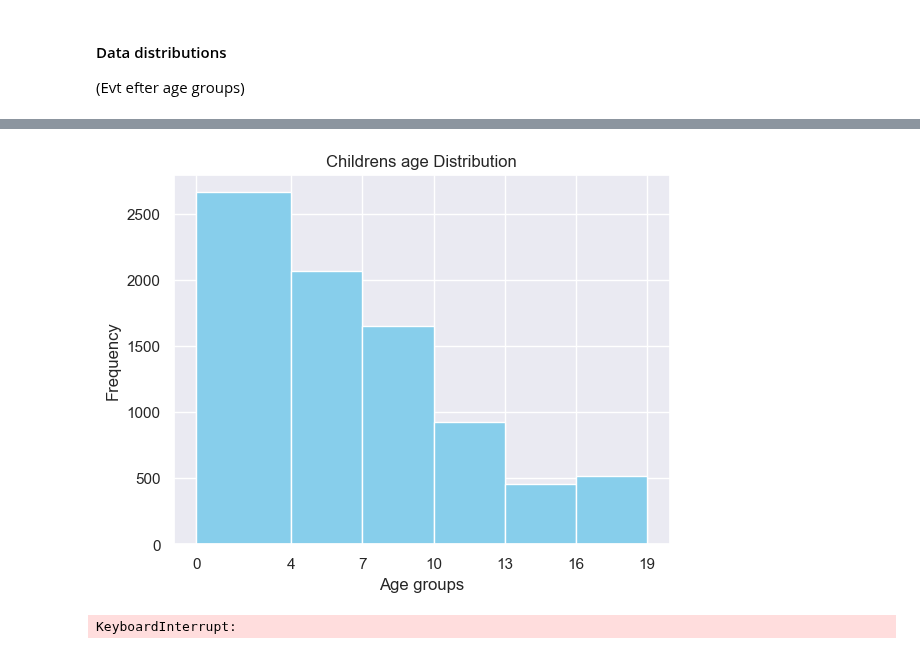
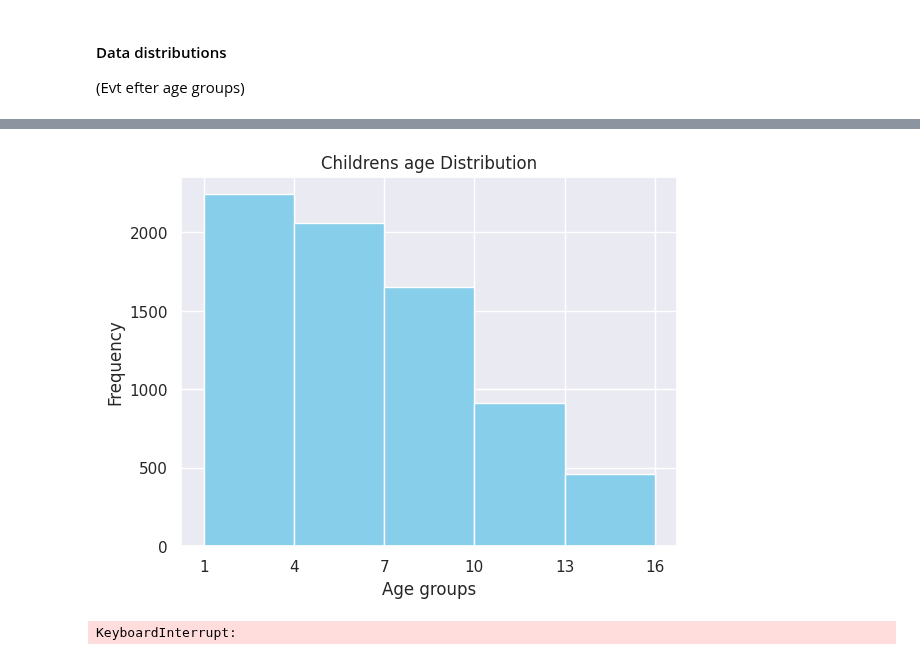
Before and after one commit to Kat-Gabi/Master_Thesis, a Jupyter notebook: notebooks/loadings/data_loading_ylfw_updated.ipynb, the cells around one changed output, grey strips where cells are left out. Cells and saved outputs as stored; diff of their text form; code cells hidden in the pictures.

```diff
--- a/notebooks/loadings/data_loading_ylfw_updated.ipynb
+++ b/notebooks/loadings/data_loading_ylfw_updated.ipynb
@@ -120,6 +113,12 @@ dtype: int64
 | 2 | Asian_238_1 | 3.0 | Asian |
 | 3 | Caucasian_1110_17 | 4.0 | Caucasian |
 | 4 | Caucasian_364_12 | 2.0 | Caucasian |
+# %%
+# combine
+mated_children_image_info = pd.read_csv('../../data/image_info_csvs/mated_children_image_info.csv')
+nonmated_children_image_info = pd.read_csv('../../data/image_info_csvs/nonmated_children_image_info.csv')
+
+final_df = pd.concat([mated_children_image_info,nonmated_children_image_info])
 # %%
 #duplicates?
 final_df["image_name"].duplicated().sum()
@@ -166,8 +163,13 @@ len of final df 9229
 final_df['Age'] = final_df['Age'].astype(int)
 
 # Define the age groups and corresponding labels
-age_bins = [0, 4, 7, 10, 13, 16, 19]  # adding one more bin for 16-18
-age_labels = ['0-3', '4-6', '7-9', '10-12', '13-15', '16-18']
+age_bins = [1, 4, 7, 10, 13, 16]
+age_labels = ['1-3', '4-6', '7-9', '10-12', '13-15']
 
 # Update the DataFrame with age groupings
 final_df['children_agegroup'] = pd.cut(final_df['Age'], bins=age_bins, labels=age_labels, right=False)
+# %%
+# Remove NaN values
+print(len(final_df))
+final_df.dropna(inplace=True)
+print("len of final df",len(final_df))
@@ -194,14 +215,14 @@ KeyboardInterrupt:
 # %%
 # Define bin edges for each group of 3 years
-bin_edges = [0, 4, 7, 10, 13, 16, 19]
+bin_edges = [1, 4, 7, 10, 13, 16]
 plt.hist(final_df['Age'], bins=age_bins, color='skyblue')
 plt.xticks(bin_edges)
 plt.xlabel('Age groups')
 plt.ylabel('Frequency')
 plt.title('Childrens age Distribution')
 plt.show()
 # %% [output]
-[figure, old version]
+[figure, new version]
 # %%
 # Define bin edges for each group of 3 years
 plt.hist(final_df['ethnicity'], bins=4, color='skyblue')
```
Also changed, not shown: parts of 19 cells of this notebook, 3 other files.
